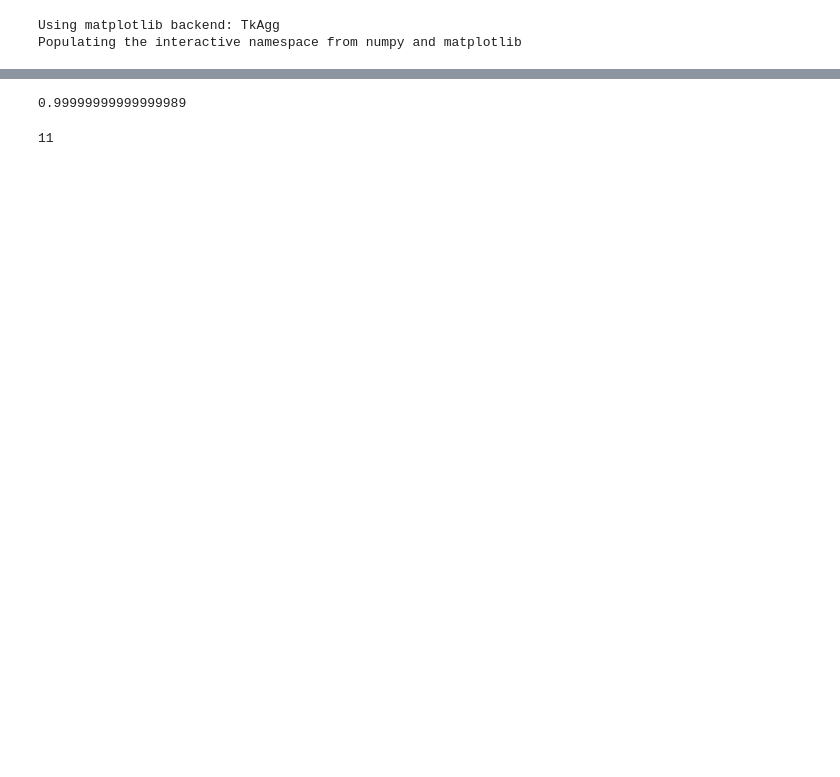
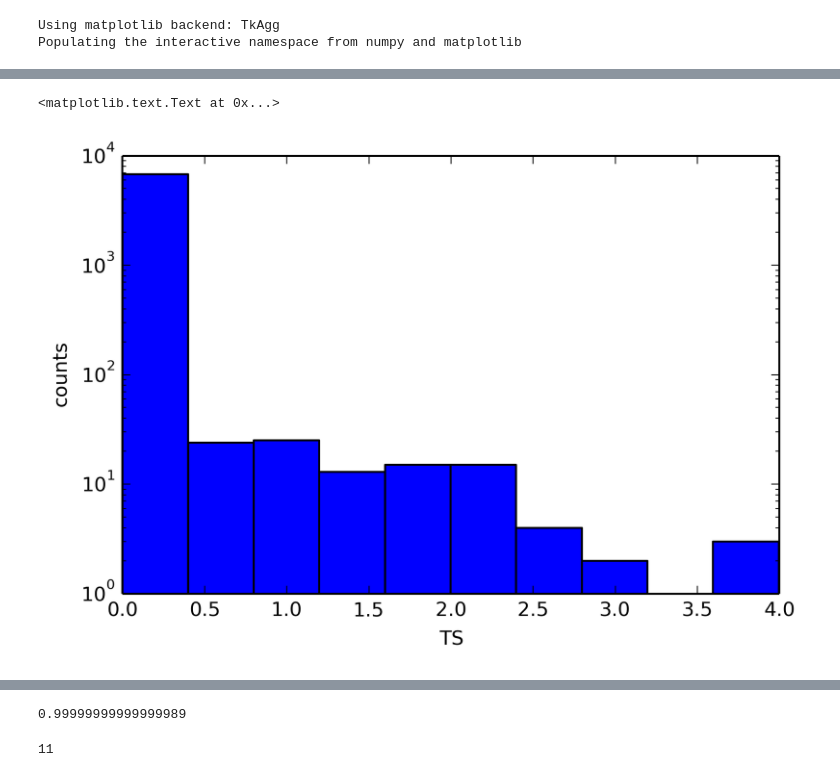
Before and after one commit to 221B-Haibara/IceCube_AstroNumy, a Jupyter notebook: Notebooks/GetGammaFluxProbability.ipynb, the cells around one changed output, grey strips where cells are left out. Saved outputs shown, nothing was run; the diff lists cells and outputs as text; code cells hidden in the pictures; blank space fills up the shorter version.

```diff
--- a/Notebooks/GetGammaFluxProbability.ipynb
+++ b/Notebooks/GetGammaFluxProbability.ipynb
@@ -64,0 +132,14 @@ def GetFluxProb(alpha_i, I_gamma, norm, n_samples = 10000):
+# %%
+temp_0bin = []
+for i in np.arange(int(len(ts)/0.04359*0.95526)):
+    temp_0bin.append(1.)
+temp_final = ts + temp_0bin
+# %%
+plt.hist(2*np.log(temp_final),bins=10)
+plt.yscale("log",nonposy='clip')
+plt.xlabel("TS")
+plt.ylabel("counts")
+#plt.xlim(0,3.6)
+# %% [output]
+<matplotlib.text.Text at 0x...>
+[figure, added]
```
Also changed, not shown: parts of 18 cells of this notebook.
